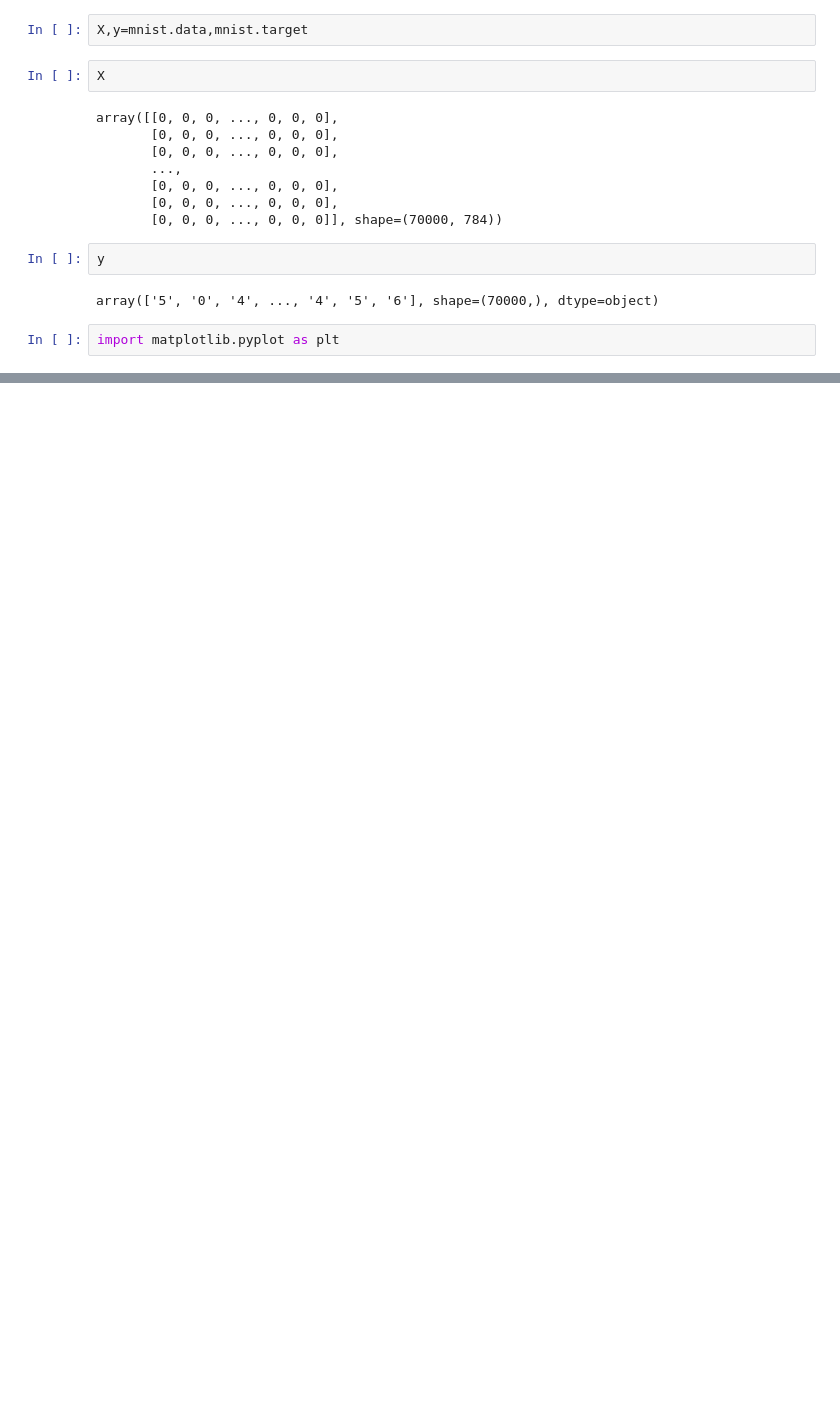
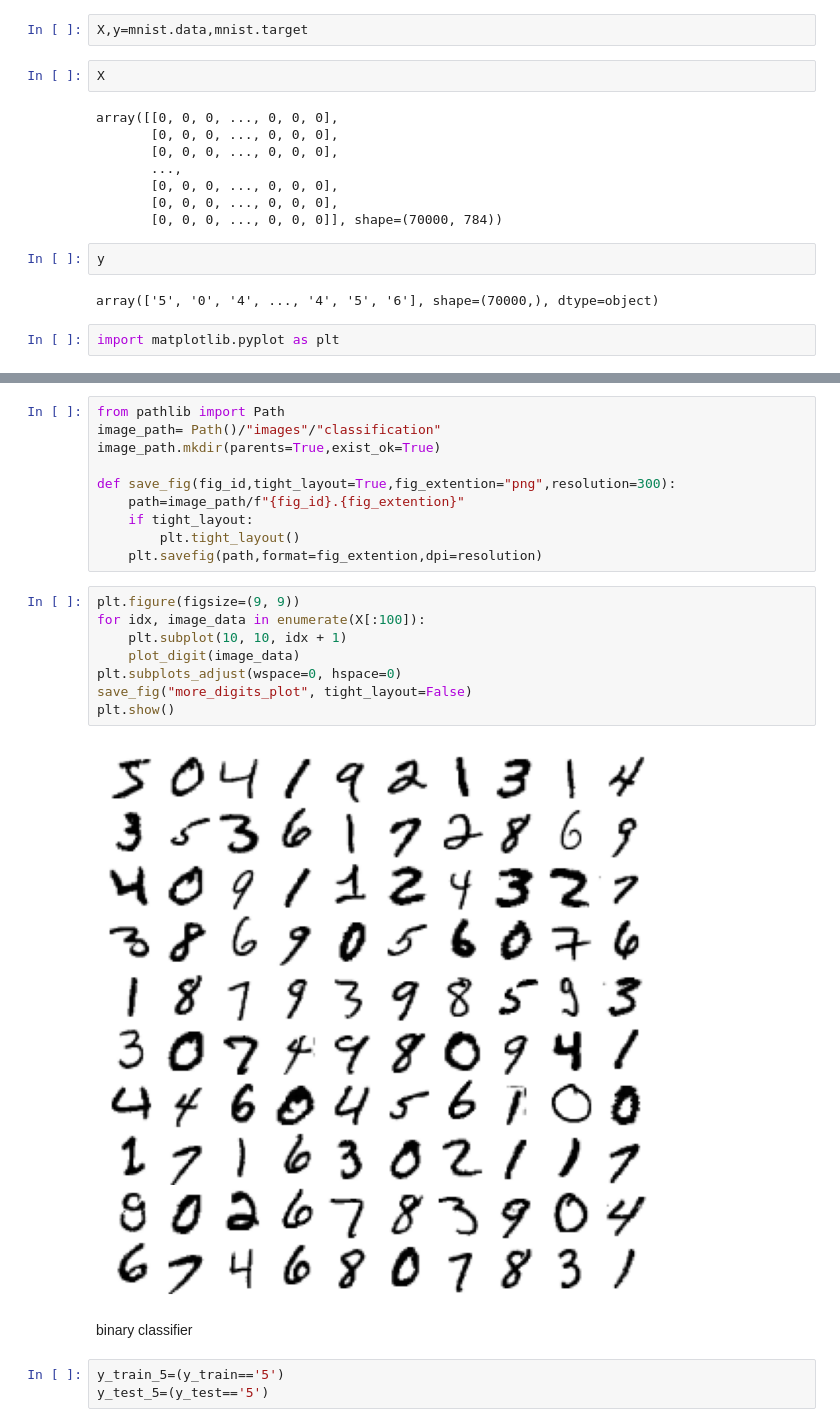
Before and after one commit to AbhiAbhi324/mlpractice, a Jupyter notebook: 3classification.ipynb, the cells around one changed output, grey strips where cells are left out. Drawn from its saved outputs; the diff is of its cells as text; blank space fills up the shorter version.

```diff
--- a/3classification.ipynb
+++ b/3classification.ipynb
@@ -48,0 +53,25 @@ plt.show()
+# %%
+from pathlib import Path
+image_path= Path()/"images"/"classification"
+image_path.mkdir(parents=True,exist_ok=True)
+
+def save_fig(fig_id,tight_layout=True,fig_extention="png",resolution=300):
+    path=image_path/f"{fig_id}.{fig_extention}"
+    if tight_layout:
+        plt.tight_layout()
+    plt.savefig(path,format=fig_extention,dpi=resolution)
+# %%
+plt.figure(figsize=(9, 9))
+for idx, image_data in enumerate(X[:100]):
+    plt.subplot(10, 10, idx + 1)
+    plot_digit(image_data)
+plt.subplots_adjust(wspace=0, hspace=0)
+save_fig("more_digits_plot", tight_layout=False)
+plt.show()
+# %% [output]
+[figure, added]
+# %% [markdown]
+binary classifier
+# %%
+y_train_5=(y_train=='5')
+y_test_5=(y_test=='5')
```
Also changed, not shown: parts of 25 cells of this notebook.
